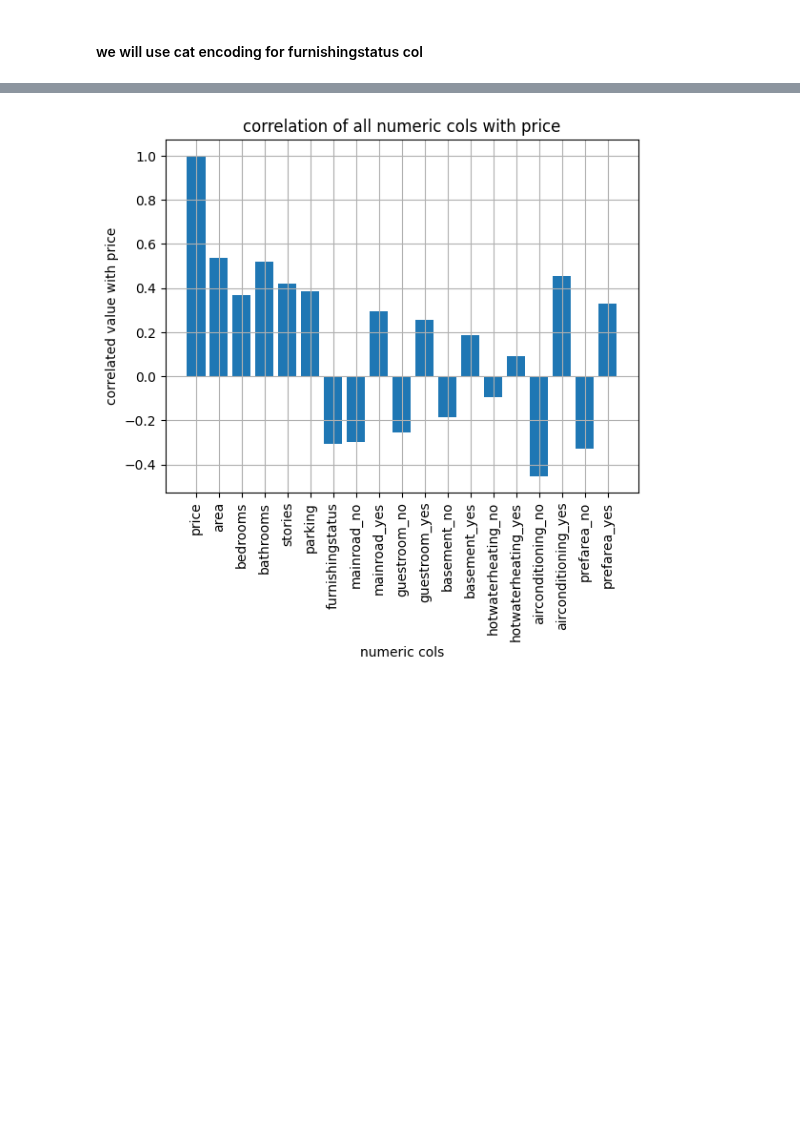
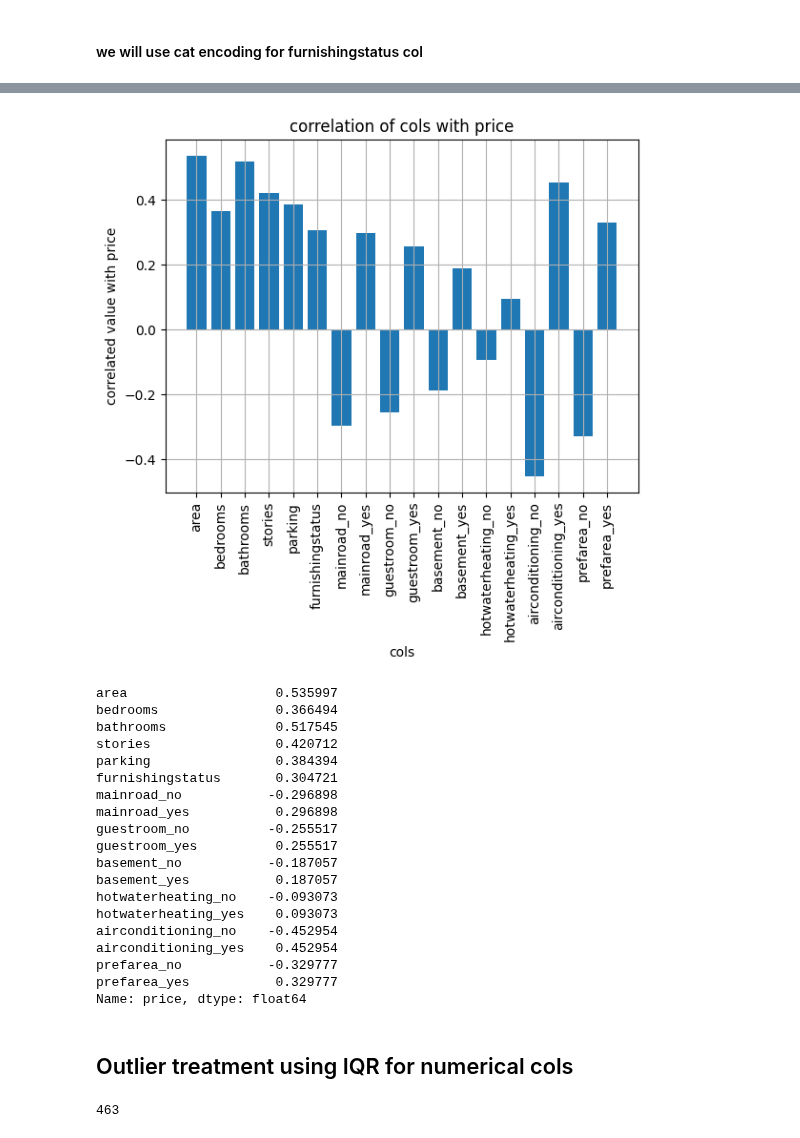
Before and after one commit to bvkiran8058/Data-Science-with-GenAI, a Jupyter notebook: EDA/Stage-3 Advanced Level.ipynb, the cells around one changed output, grey strips where cells are left out. Saved outputs shown, nothing was run; the diff lists cells and outputs as text; code cells hidden in the pictures; blank space fills up the shorter version.

```diff
--- a/EDA/Stage-3 Advanced Level.ipynb
+++ b/EDA/Stage-3 Advanced Level.ipynb
@@ -202,12 +203,26 @@ encoded_housing_dataset_min_max.head()
-# %%
-corr_matrix = encoded_housing_dataset_min_max.corr(numeric_only=True)
-corr_values_with_price = corr_matrix.loc['price', :]
-plt.bar(corr_values_with_price.index, corr_values_with_price)
-plt.xlabel('numeric cols')
-plt.ylabel('correlated value with price')
-plt.title('correlation of all numeric cols with price')
-plt.grid(True)
-plt.xticks(rotation=90)
-plt.show()
-# %% [output]
-[figure, removed]
+# %%
+corr_matrix = encoded_housing_dataset_min_max.corr(numeric_only=True)
+plot_bar_for_corr_matrix(corr_matrix)
+# %% [output]
+[figure, added]
+area                   0.535997
+bedrooms               0.366494
+bathrooms              0.517545
+stories                0.420712
+parking                0.384394
+furnishingstatus       0.304721
+mainroad_no           -0.296898
+mainroad_yes           0.296898
+guestroom_no          -0.255517
+guestroom_yes          0.255517
+basement_no           -0.187057
+basement_yes           0.187057
+hotwaterheating_no    -0.093073
+hotwaterheating_yes    0.093073
+airconditioning_no    -0.452954
+airconditioning_yes    0.452954
+prefarea_no           -0.329777
+prefarea_yes           0.329777
+Name: price, dtype: float64
+# %% [markdown]
+## Outlier treatment using IQR for numerical cols
@@ -213,0 +239,5 @@ plt.show()
+# %%
+encoded_housing_dataset_min_max = encoded_housing_dataset_min_max[~encoded_housing_dataset_min_max.index.isin(outliers_indices)]
+len(encoded_housing_dataset_min_max)
+# %% [output]
+463
```
Also changed, not shown: parts of 11 cells of this notebook.
